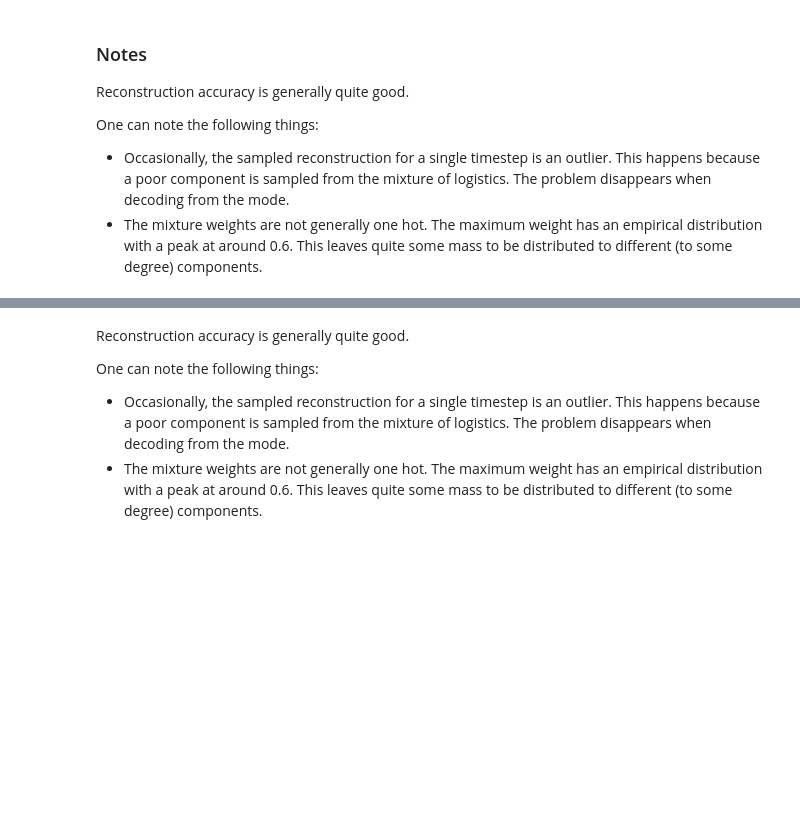
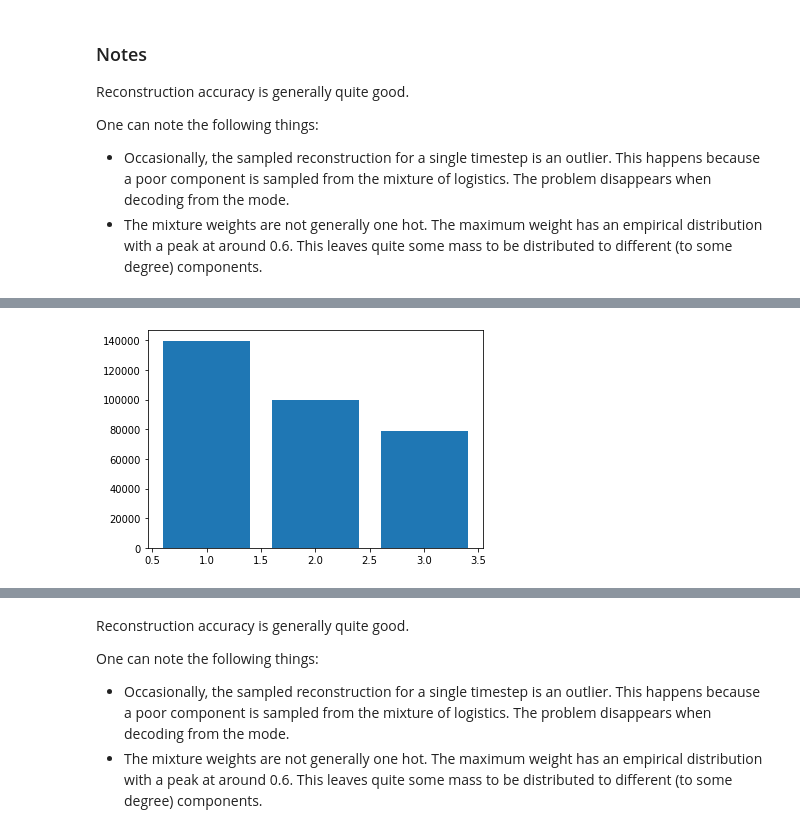
Before and after one commit to JakobHavtorn/vseq, a Jupyter notebook: notebooks/cwvae_evaluation.ipynb, the cells around one changed output, grey strips where cells are left out. Drawn from its saved outputs; the diff is of its cells as text; code cells hidden in the pictures; blank space fills up the shorter version.

```diff
--- a/notebooks/cwvae_evaluation.ipynb
+++ b/notebooks/cwvae_evaluation.ipynb
@@ -442,0 +624,22 @@ fig.savefig(f"./figures/cwvae_evaluation/{run_id}_reconstruction_p_x_distributio
+# %%
+# Distribution of number of peaks per timestep excluding center points from -0.125 to 0.125
+
+time_steps = pdf.shape[1]
+# time_steps = 20000
+
+idx = ((x.flatten() > 0.125) + (x.flatten() < -0.125)).numpy()
+pdf_numpy = pdf.numpy()
+pdf_numpy = pdf_numpy[idx, :]
+
+peaks = []
+for t in tqdm.tqdm(range(time_steps)):
+    peak, attr = scipy.signal.find_peaks(pdf_numpy[:, t], height=0.1, threshold=None, distance=10, prominence=None, width=None, wlen=None, rel_height=0.5, plateau_size=None)
+    peaks.append(peak)
+
+num_peaks = [len(p) for p in peaks]
+
+n, bins = np.histogram(num_peaks, bins=np.array(range(1, max(num_peaks))) - 1/2)
+plt.bar(np.array(range(1, max(num_peaks)-1)), n)
+plt.savefig(f"./figures/cwvae_evaluation/{run_id}_distribution_of_number_of_peaks_in_output_ignoring_center.pdf")
+# %% [output]
+[figure, added]
```
Also changed, not shown: parts of 47 cells of this notebook, 3 other files.
